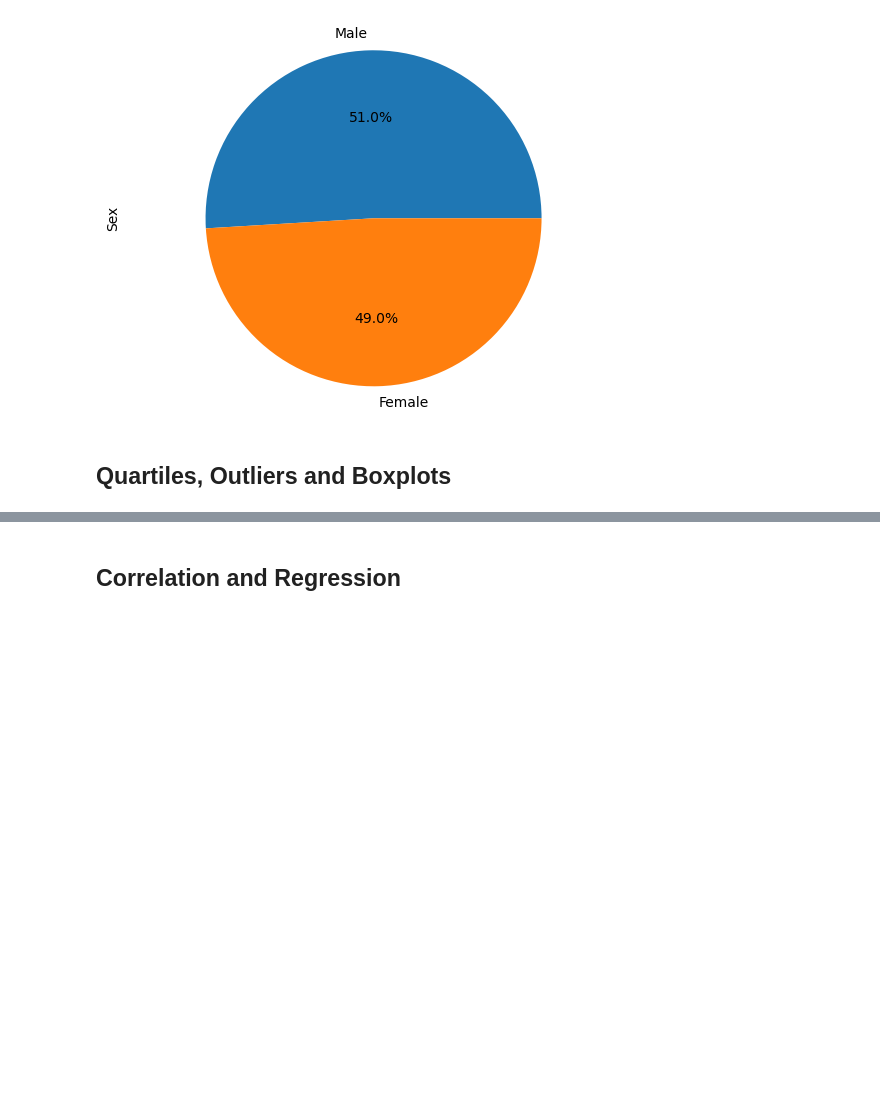
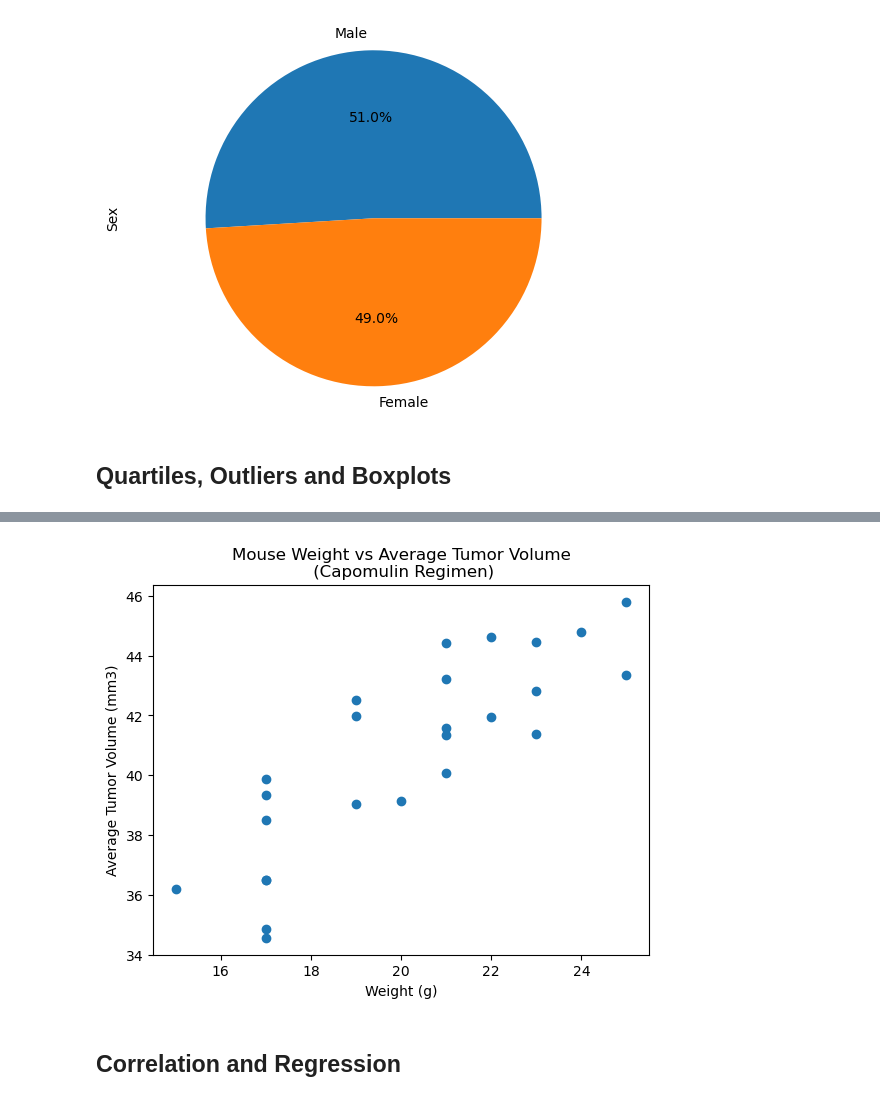
Before and after one commit to ZalakG/Pymaceuticals-Inc, a Jupyter notebook: pymaceuticals_starter.ipynb, the cells around one changed output, grey strips where cells are left out. Saved outputs shown, nothing was run; the diff lists cells and outputs as text; code cells hidden in the pictures; blank space fills up the shorter version.

```diff
--- a/pymaceuticals_starter.ipynb
+++ b/pymaceuticals_starter.ipynb
@@ -310,2 +336,25 @@ Ceftamin's potential outliers: Series([], Name: Tumor Volume (mm3), dtype: float
+# %%
+# Generate a scatter plot of average tumor volume vs. mouse weight for the Capomulin regimen
+# To get the vales, group by Mouse ID
+capo_mouse_data = capomulin_df.groupby("Mouse ID")
+
+# Create a variable that holds the column data
+m_weight = capo_mouse_data["Weight (g)"].mean()
+m_tumorvoulme = capo_mouse_data["Tumor Volume (mm3)"].mean()
+
+# Set the values for x and y
+x = m_weight
+y = m_tumorvoulme
+
+# Generate Scatter Plot
+plt.scatter(x, y)
+
+# Set xlabel, ylabel and title
+plt.xlabel("Weight (g)")
+plt.ylabel("Average Tumor Volume (mm3)")
+plt.title("Mouse Weight vs Average Tumor Volume\n (Capomulin Regimen)")
+plt.show()
+# %% [output]
+[figure, added]
 # %% [markdown]
 ## Correlation and Regression
```
Also changed, not shown: parts of 14 cells of this notebook.
